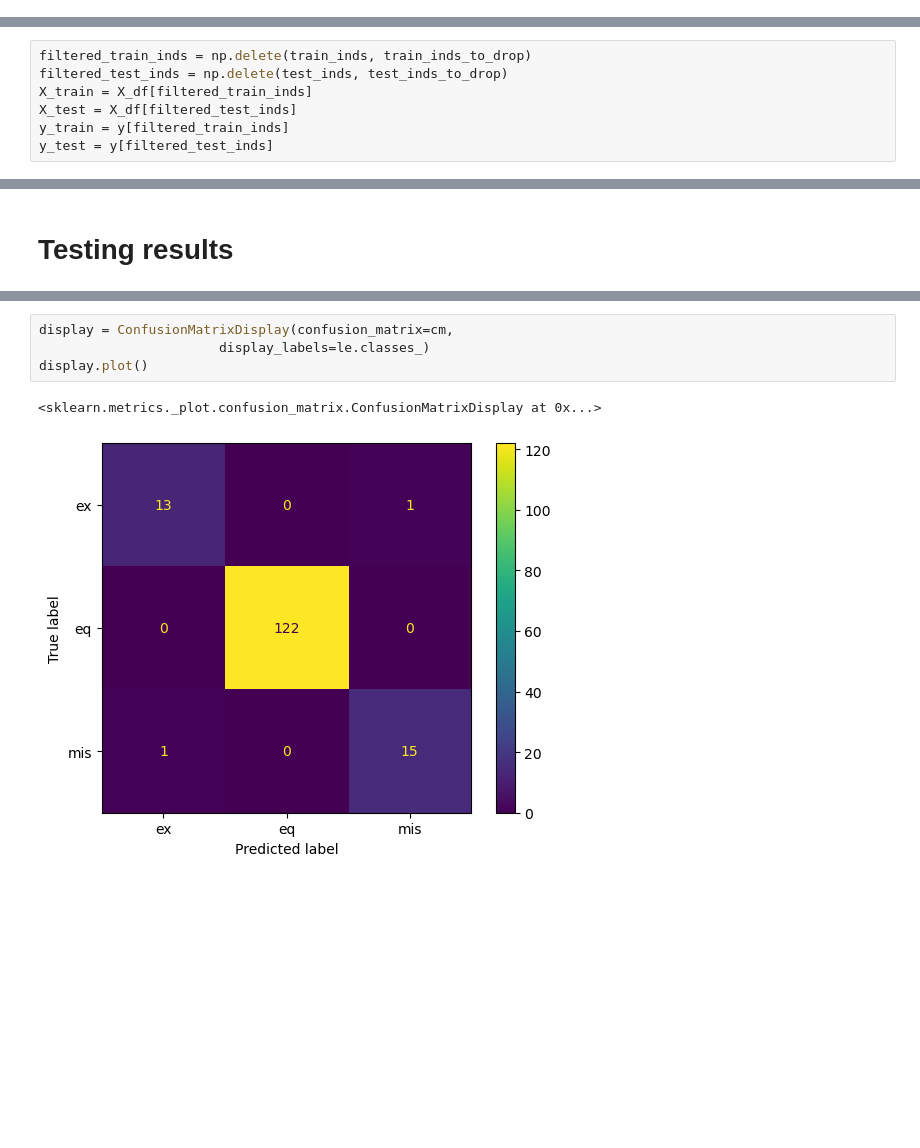
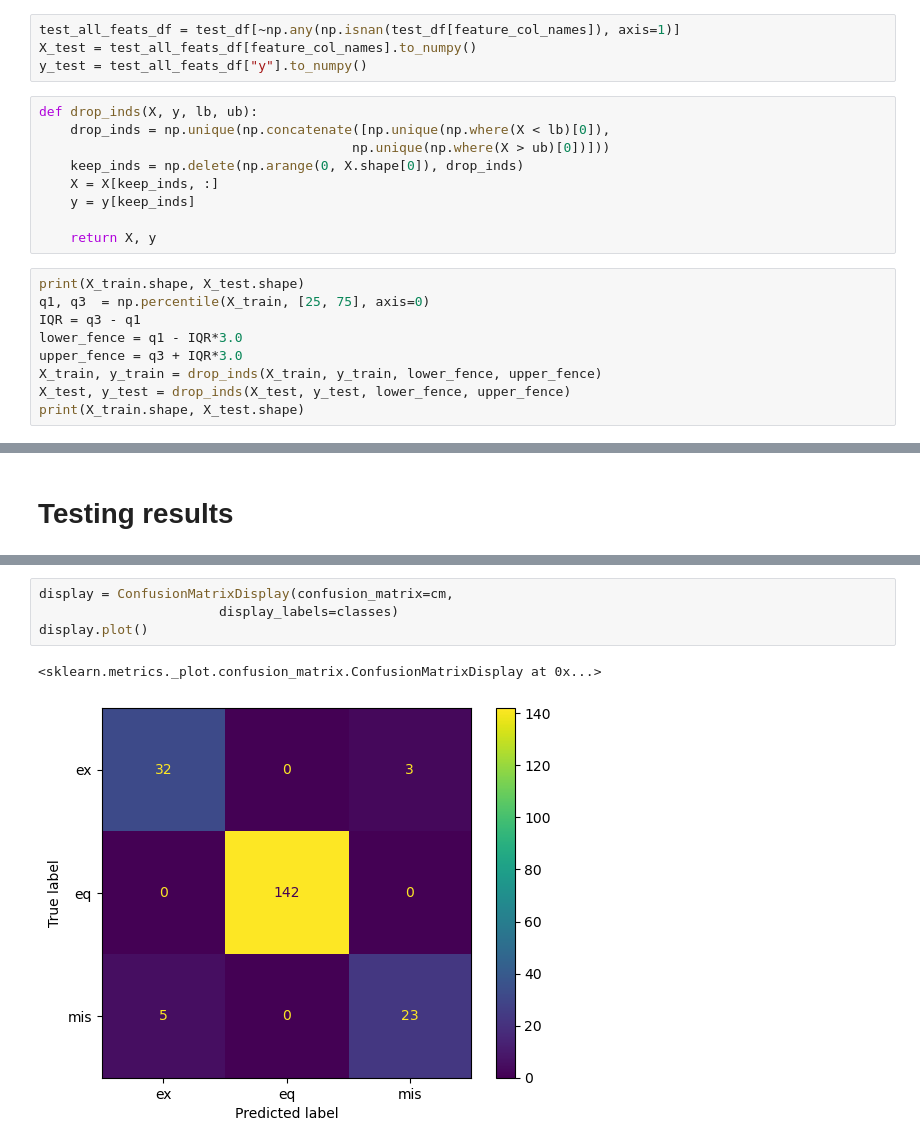
Before and after one commit to armstrong06/UT_event_classifier, a Jupyter notebook: notebooks/LDA_allFeatures.ipynb, the cells around one changed output, grey strips where cells are left out. Cells and saved outputs as stored; diff of their text form; blank space fills up the shorter version.

```diff
--- a/notebooks/LDA_allFeatures.ipynb
+++ b/notebooks/LDA_allFeatures.ipynb
@@ -68,0 +22,22 @@ y_test = y[test_inds]
+# %%
+test_all_feats_df = test_df[~np.any(np.isnan(test_df[feature_col_names]), axis=1)]
+X_test = test_all_feats_df[feature_col_names].to_numpy()
+y_test = test_all_feats_df["y"].to_numpy()
+# %%
+def drop_inds(X, y, lb, ub):
+    drop_inds = np.unique(np.concatenate([np.unique(np.where(X < lb)[0]),
+                                        np.unique(np.where(X > ub)[0])]))
+    keep_inds = np.delete(np.arange(0, X.shape[0]), drop_inds)
+    X = X[keep_inds, :]
+    y = y[keep_inds]
+
+    return X, y
+# %%
+print(X_train.shape, X_test.shape)
+q1, q3  = np.percentile(X_train, [25, 75], axis=0)
+IQR = q3 - q1
+lower_fence = q1 - IQR*3.0
+upper_fence = q3 + IQR*3.0
+X_train, y_train = drop_inds(X_train, y_train, lower_fence, upper_fence)
+X_test, y_test = drop_inds(X_test, y_test, lower_fence, upper_fence)
+print(X_train.shape, X_test.shape)
@@ -93,7 +56,0 @@ print(train_inds_to_drop.shape, test_inds_to_drop.shape)
-# %%
-filtered_train_inds = np.delete(train_inds, train_inds_to_drop)
-filtered_test_inds = np.delete(test_inds, test_inds_to_drop)
-X_train = X_df[filtered_train_inds]
-X_test = X_df[filtered_test_inds]
-y_train = y[filtered_train_inds]
-y_test = y[filtered_test_inds]
@@ -153,10 +98,10 @@ print(cm)
 # %%
 display = ConfusionMatrixDisplay(confusion_matrix=cm,
-                       display_labels=le.classes_)
+                       display_labels=classes)
 display.plot()
 # %% [output]
 <sklearn.metrics._plot.confusion_matrix.ConfusionMatrixDisplay at 0x...>
-[figure, old version]
+[figure, new version]
 # %%
 f1_score(y_test, y_pred_test, average='macro')
 # %% [output]
```
Also changed, not shown: parts of 22 cells of this notebook, 16 other files.
